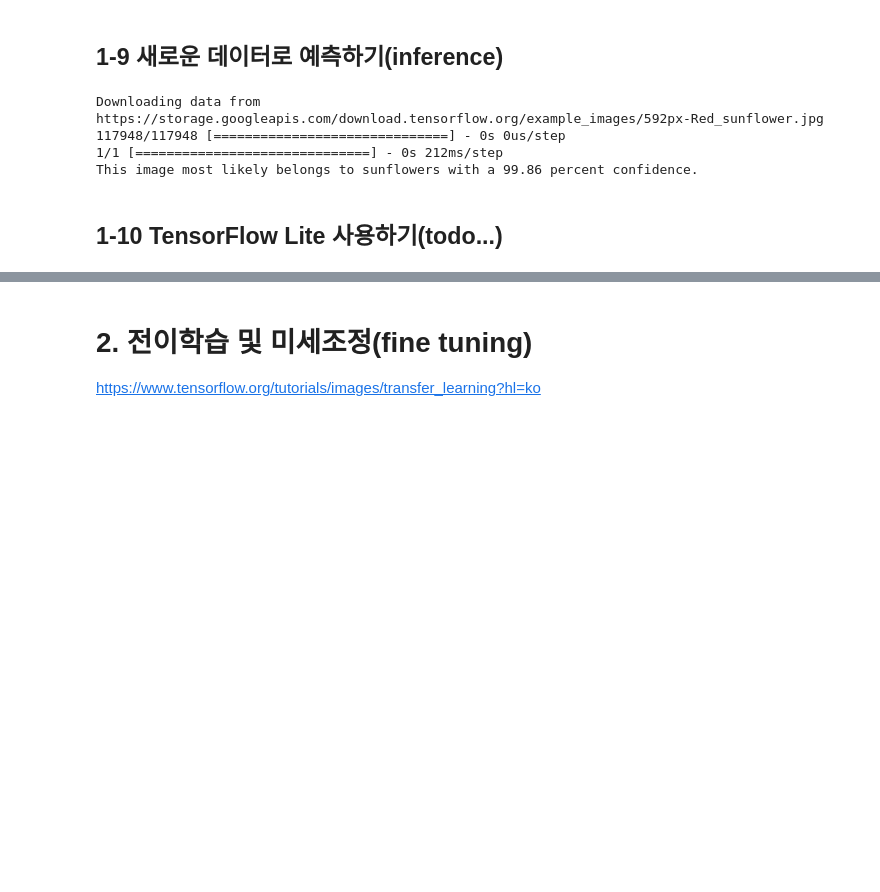
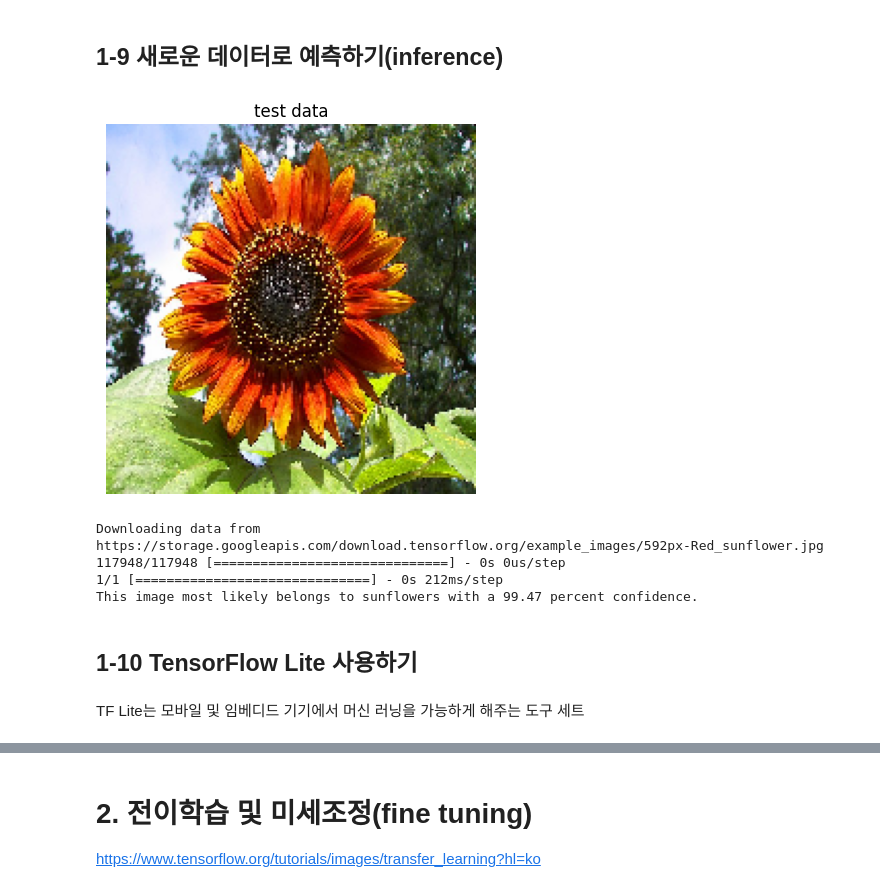
Before and after one commit to aytekin827/TIL, a Jupyter notebook: 텐서플로우_튜토리얼.ipynb, the cells around one changed output, grey strips where cells are left out. Saved outputs shown, nothing was run; the diff lists cells and outputs as text; code cells hidden in the pictures; blank space fills up the shorter version.

```diff
--- a/텐서플로우_튜토리얼.ipynb
+++ b/텐서플로우_튜토리얼.ipynb
@@ -524,12 +524,19 @@ plt.show()
 # %% [markdown]
 ## 1-9 새로운 데이터로 예측하기(inference)
+# %%
+sunflower_url = "https://storage.googleapis.com/download.tensorflow.org/example_images/592px-Red_sunflower.jpg"
+sunflower_path = tf.keras.utils.get_file('Red_sunflower', origin=sunflower_url)
+
+img = tf.keras.utils.load_img(
+    sunflower_path, target_size=(img_height, img_width)
+)
+plt.imshow(img)
+plt.title('test data')
+plt.axis('off')
+plt.show()
+# %% [output]
+[figure, added]
 # %%
-sunflower_url = "https://storage.googleapis.com/download.tensorflow.org/example_images/592px-Red_sunflower.jpg"
-sunflower_path = tf.keras.utils.get_file('Red_sunflower', origin=sunflower_url)
-
-img = tf.keras.utils.load_img(
-    sunflower_path, target_size=(img_height, img_width)
-)
 img_array = tf.keras.utils.img_to_array(img)
 img_array = tf.expand_dims(img_array, 0) # Create a batch
 
@@ -544,6 +551,8 @@ print(
 Downloading data from https://storage.googleapis.com/download.tensorflow.org/example_images/592px-Red_sunflower.jpg
 117948/117948 [==============================] - 0s 0us/step
 1/1 [==============================] - 0s 212ms/step
-This image most likely belongs to sunflowers with a 99.86 percent confidence.
+This image most likely belongs to sunflowers with a 99.47 percent confidence.
 # %% [markdown]
-## 1-10 TensorFlow Lite 사용하기(todo...)
+## 1-10 TensorFlow Lite 사용하기
+# %% [markdown]
+TF Lite는 모바일 및 임베디드 기기에서 머신 러닝을 가능하게 해주는 도구 세트
```
Also changed, not shown: parts of 19 cells of this notebook.
